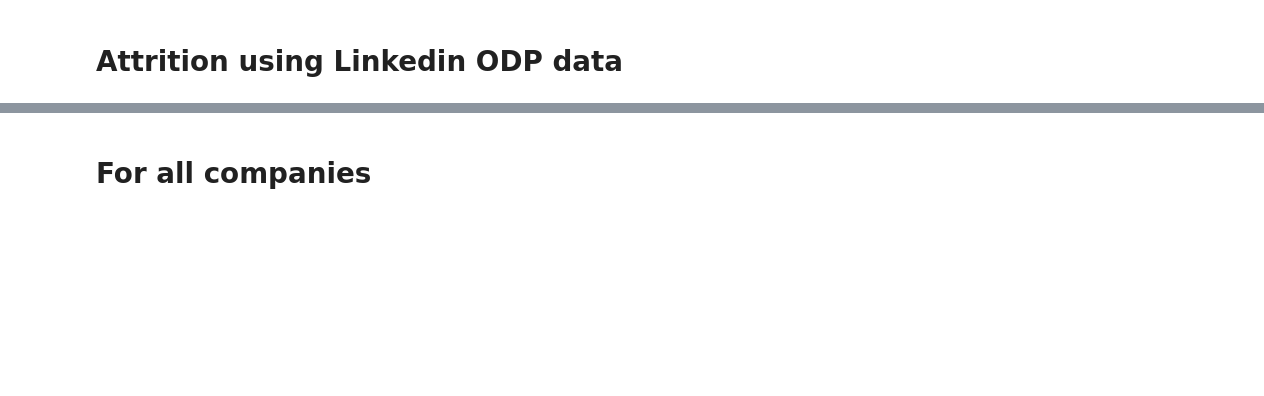
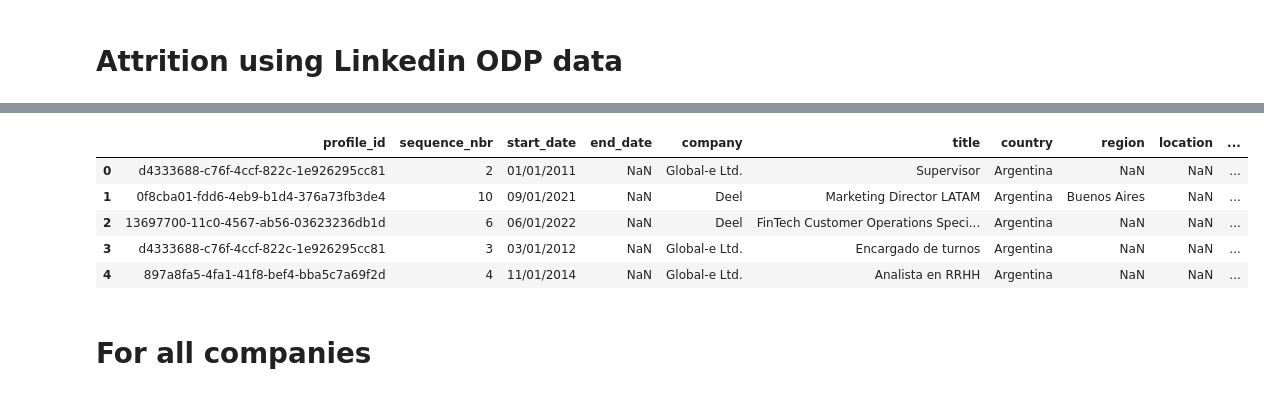
Before and after one commit to arielcohencodar/org-scaling-diagnostic, a Jupyter notebook: notebooks/Incredibuild/HRIS/Attrition_Linkedin.ipynb, the cells around one changed output, grey strips where cells are left out. Saved outputs shown, nothing was run; the diff lists cells and outputs as text; code cells hidden in the pictures; blank space fills up the shorter version.

```diff
--- a/notebooks/Incredibuild/HRIS/Attrition_Linkedin.ipynb
+++ b/notebooks/Incredibuild/HRIS/Attrition_Linkedin.ipynb
@@ -109,0 +11,9 @@ You should consider upgrading via the '/Library/Developer/CommandLineTools/usr/b
+# %%
+data_companies.head()
+# %% [output]
+|  | profile_id | sequence_nbr | start_date | end_date | company | title | country | region | location | ... |
+| 0 | d4333688-c76f-4ccf-822c-1e926295cc81 | 2 | 01/01/2011 | NaN | Global-e Ltd. | Supervisor | Argentina | NaN | NaN | ... |
+| 1 | 0f8cba01-fdd6-4eb9-b1d4-376a73fb3de4 | 10 | 09/01/2021 | NaN | Deel | Marketing Director LATAM | Argentina | Buenos Aires | NaN | ... |
+| 2 | 13697700-11c0-4567-ab56-03623236db1d | 6 | 06/01/2022 | NaN | Deel | FinTech Customer Operations Speci... | Argentina | NaN | NaN | ... |
+| 3 | d4333688-c76f-4ccf-822c-1e926295cc81 | 3 | 03/01/2012 | NaN | Global-e Ltd. | Encargado de turnos | Argentina | NaN | NaN | ... |
+| 4 | 897a8fa5-4fa1-41f8-bef4-bba5c7a69f2d | 4 | 11/01/2014 | NaN | Global-e Ltd. | Analista en RRHH | Argentina | NaN | NaN | ... |
```
Also changed, not shown: parts of 6 cells of this notebook, 7 other files.
